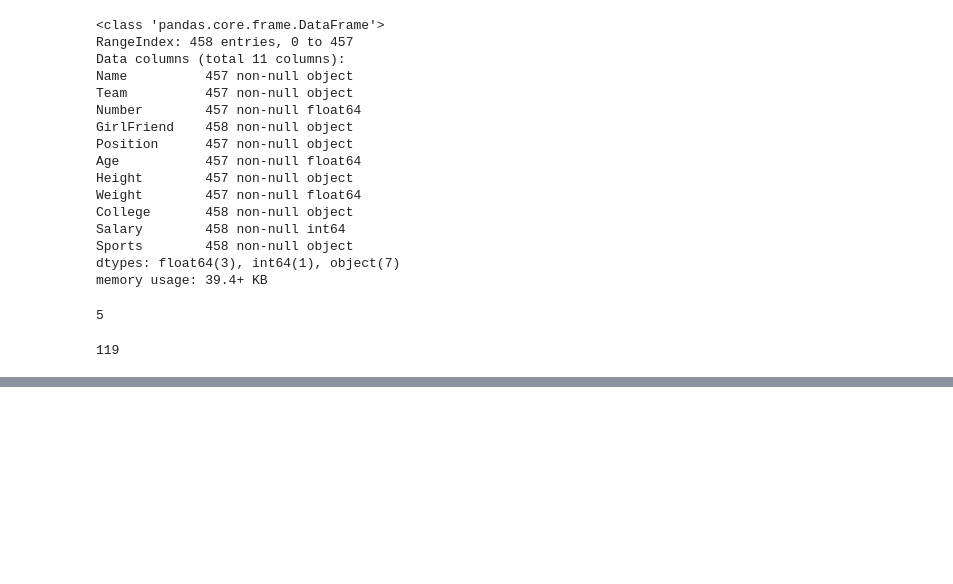
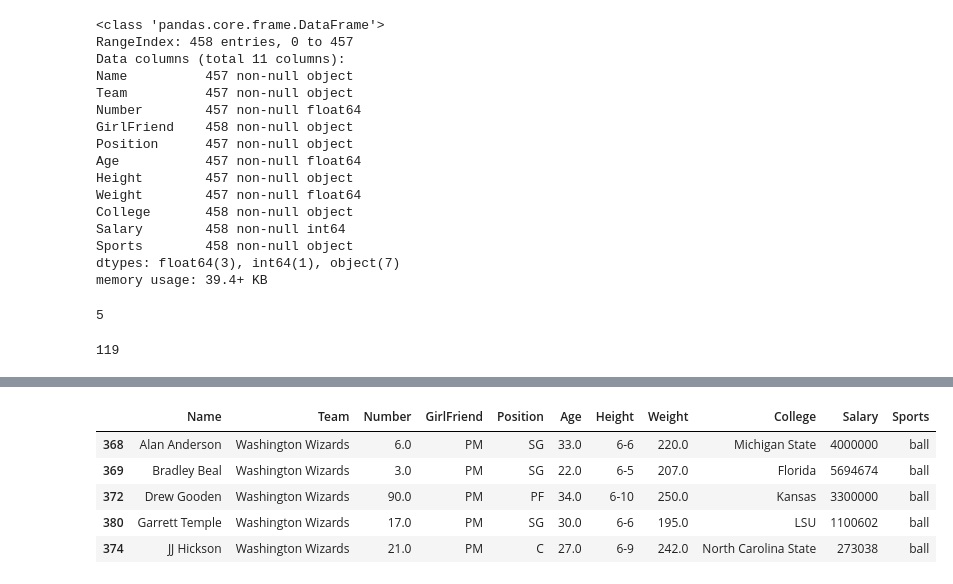
Before and after one commit to priyamatnani/pandas_practice, a Jupyter notebook: Dataframe 1.ipynb, the cells around one changed output, grey strips where cells are left out. Saved outputs shown, nothing was run; the diff lists cells and outputs as text; code cells hidden in the pictures; blank space fills up the shorter version.

```diff
--- a/Dataframe 1.ipynb
+++ b/Dataframe 1.ipynb
@@ -318,0 +358,9 @@ nba["College"].nunique()
+# %%
+nba.sort_values(by=["Team","Name"], ascending=[False,True]).head()
+# %% [output]
+|  | Name | Team | Number | GirlFriend | Position | Age | Height | Weight | College | Salary | Sports |
+| 368 | Alan Anderson | Washington Wizards | 6.0 | PM | SG | 33.0 | 6-6 | 220.0 | Michigan State | 4000000 | ball |
+| 369 | Bradley Beal | Washington Wizards | 3.0 | PM | SG | 22.0 | 6-5 | 207.0 | Florida | 5694674 | ball |
+| 372 | Drew Gooden | Washington Wizards | 90.0 | PM | PF | 34.0 | 6-10 | 250.0 | Kansas | 3300000 | ball |
+| 380 | Garrett Temple | Washington Wizards | 17.0 | PM | SG | 30.0 | 6-6 | 195.0 | LSU | 1100602 | ball |
+| 374 | JJ Hickson | Washington Wizards | 21.0 | PM | C | 27.0 | 6-9 | 242.0 | North Carolina State | 273038 | ball |
```
Also changed, not shown: parts of 3 cells of this notebook.
